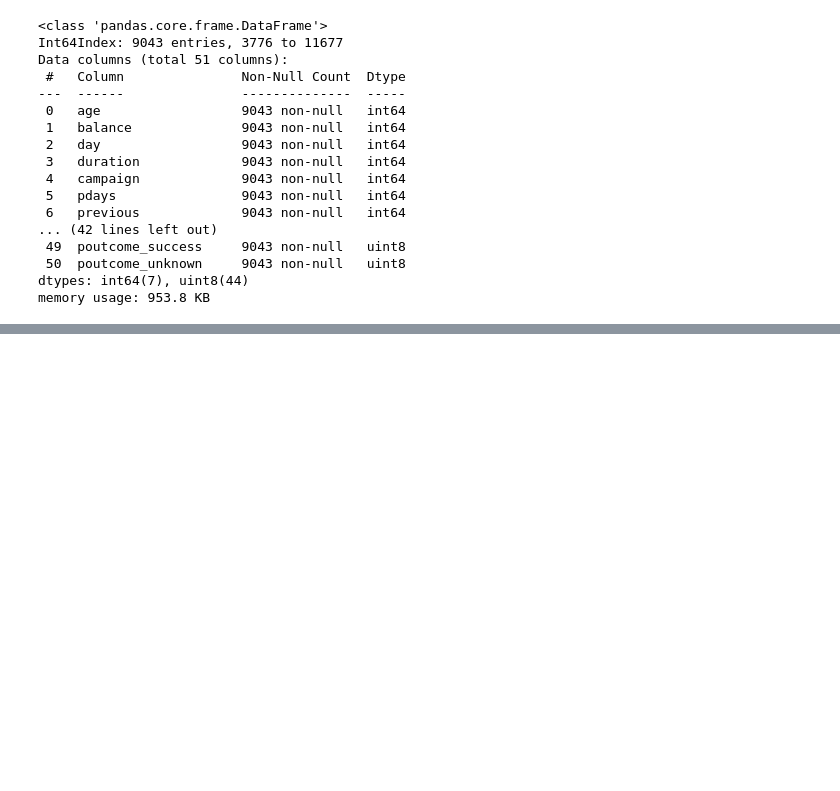
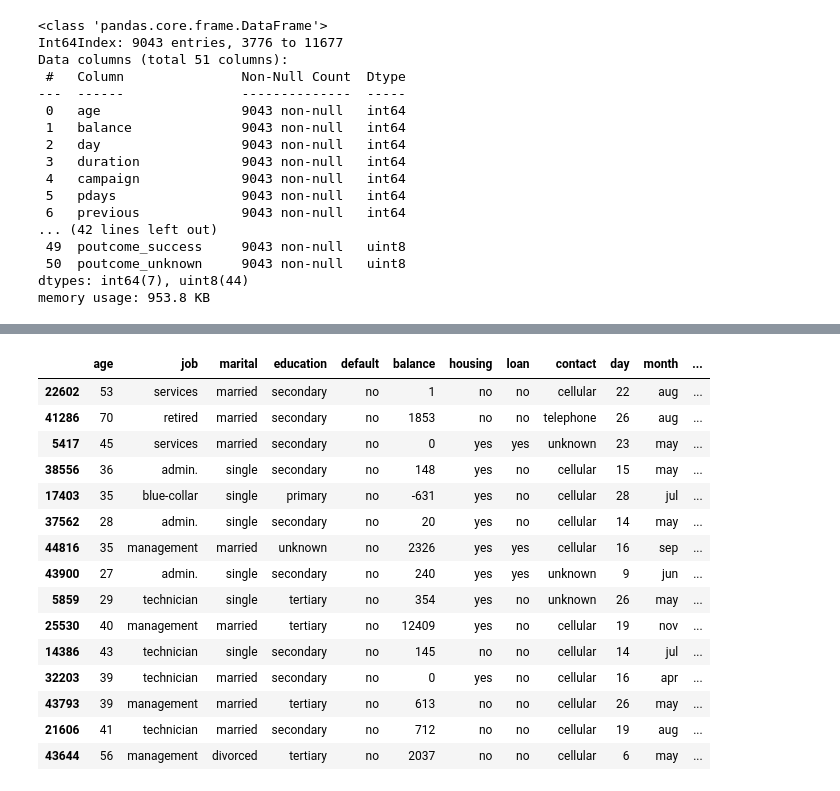
Before and after one commit to Requenamar3/datawrangling, a Jupyter notebook: TemplateForBinaryClassification.ipynb, the cells around one changed output, grey strips where cells are left out. Saved outputs shown, nothing was run; the diff lists cells and outputs as text; code cells hidden in the pictures; blank space fills up the shorter version.

```diff
--- a/TemplateForBinaryClassification.ipynb
+++ b/TemplateForBinaryClassification.ipynb
@@ -221,0 +223,24 @@ BernoulliNB()
+# %%
+url = "https://raw.githubusercontent.com/fenago/datasets/main/bank-full.csv"
+# %%
+import pandas as pd
+bankData = pd.read_csv(url,sep=";")
+# %%
+bankData.sample(15)
+# %% [output]
+|  | age | job | marital | education | default | balance | housing | loan | contact | day | month | ... |
+| 22602 | 53 | services | married | secondary | no | 1 | no | no | cellular | 22 | aug | ... |
+| 41286 | 70 | retired | married | secondary | no | 1853 | no | no | telephone | 26 | aug | ... |
+| 5417 | 45 | services | married | secondary | no | 0 | yes | yes | unknown | 23 | may | ... |
+| 38556 | 36 | admin. | single | secondary | no | 148 | yes | no | cellular | 15 | may | ... |
+| 17403 | 35 | blue-collar | single | primary | no | -631 | yes | no | cellular | 28 | jul | ... |
+| 37562 | 28 | admin. | single | secondary | no | 20 | yes | no | cellular | 14 | may | ... |
+| 44816 | 35 | management | married | unknown | no | 2326 | yes | yes | cellular | 16 | sep | ... |
+| 43900 | 27 | admin. | single | secondary | no | 240 | yes | yes | unknown | 9 | jun | ... |
+| 5859 | 29 | technician | single | tertiary | no | 354 | yes | no | unknown | 26 | may | ... |
+| 25530 | 40 | management | married | tertiary | no | 12409 | yes | no | cellular | 19 | nov | ... |
+| 14386 | 43 | technician | single | secondary | no | 145 | no | no | cellular | 14 | jul | ... |
+| 32203 | 39 | technician | married | secondary | no | 0 | yes | no | cellular | 16 | apr | ... |
+| 43793 | 39 | management | married | tertiary | no | 613 | no | no | cellular | 26 | may | ... |
+| 21606 | 41 | technician | married | secondary | no | 712 | no | no | cellular | 19 | aug | ... |
+| 43644 | 56 | management | divorced | tertiary | no | 2037 | no | no | cellular | 6 | may | ... |
```
Also changed, not shown: parts of 41 cells of this notebook.
